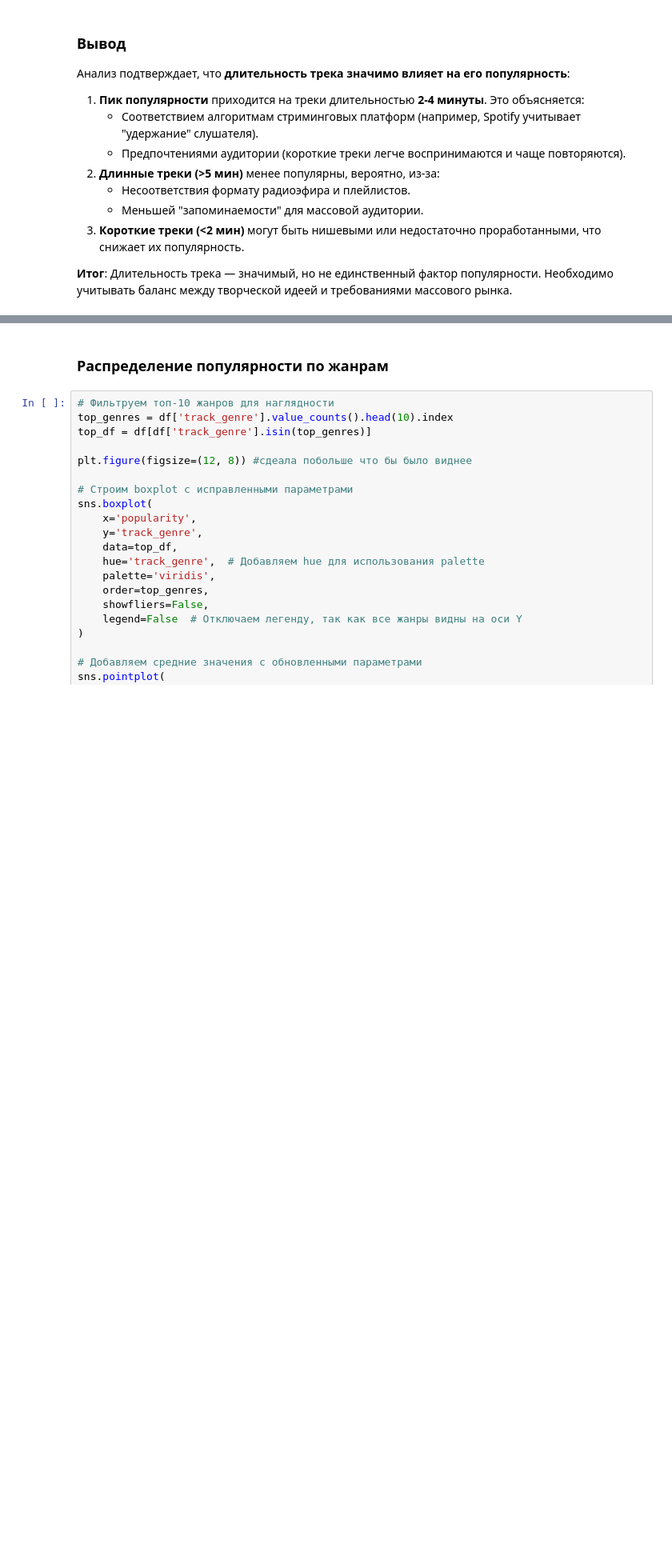
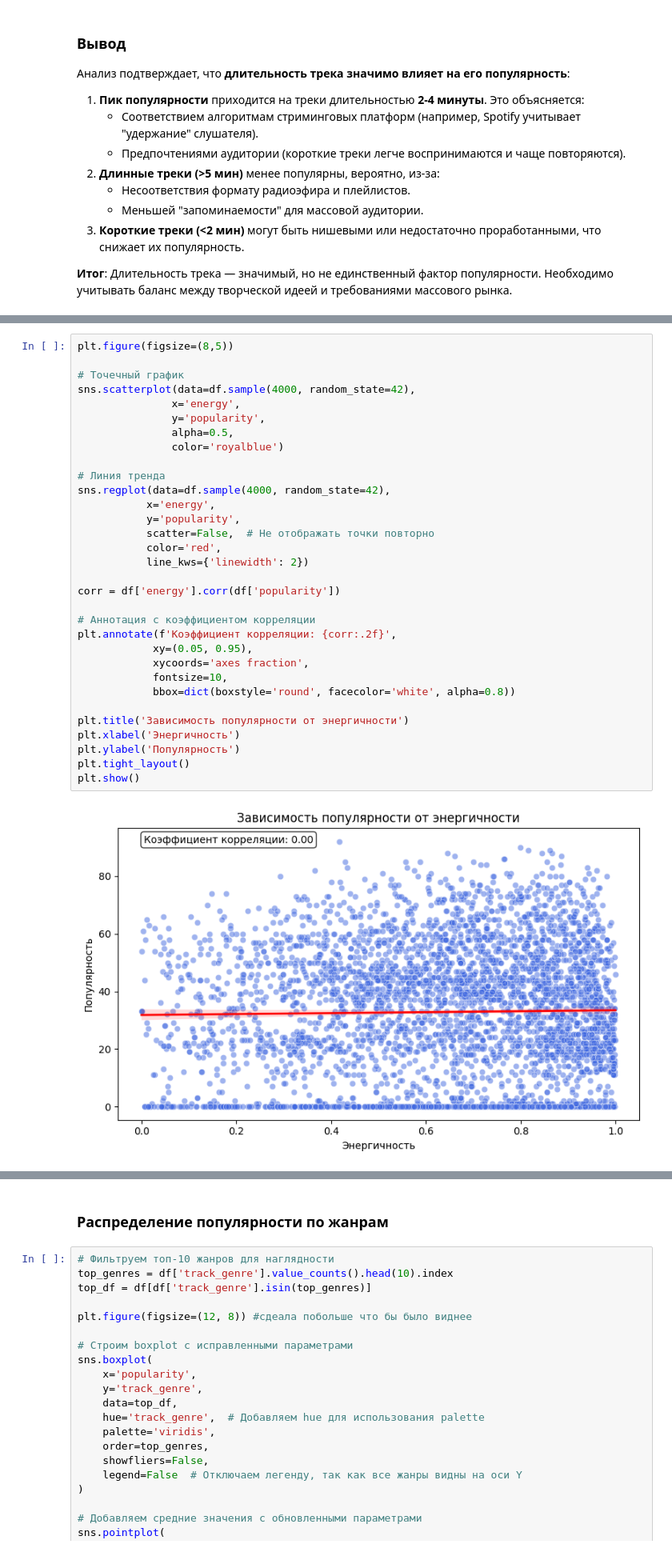
Before and after one commit to kdsuniq/educational-practice, a Jupyter notebook: pr.ipynb, the cells around one changed output, grey strips where cells are left out. Shown at 80% size. Drawn from its saved outputs; the diff is of its cells as text; blank space fills up the shorter version.

```diff
--- a/pr.ipynb
+++ b/pr.ipynb
@@ -415,0 +386,34 @@ popularity  0.240082  0.455718    1.000000
+# %%
+plt.figure(figsize=(8,5))
+
+# Точечный график
+sns.scatterplot(data=df.sample(4000, random_state=42),
+               x='energy',
+               y='popularity',
+               alpha=0.5,
+               color='royalblue')
+
+# Линия тренда
+sns.regplot(data=df.sample(4000, random_state=42),
+           x='energy',
+           y='popularity',
+           scatter=False,  # Не отображать точки повторно
+           color='red',
+           line_kws={'linewidth': 2})
+
+corr = df['energy'].corr(df['popularity'])
+
+# Аннотация с коэффициентом корреляции
+plt.annotate(f'Коэффициент корреляции: {corr:.2f}',
+            xy=(0.05, 0.95),
+            xycoords='axes fraction',
+            fontsize=10,
+            bbox=dict(boxstyle='round', facecolor='white', alpha=0.8))
+
+plt.title('Зависимость популярности от энергичности')
+plt.xlabel('Энергичность')
+plt.ylabel('Популярность')
+plt.tight_layout()
+plt.show()
+# %% [output]
+[figure, added]
```
Also changed, not shown: parts of 75 cells of this notebook.
